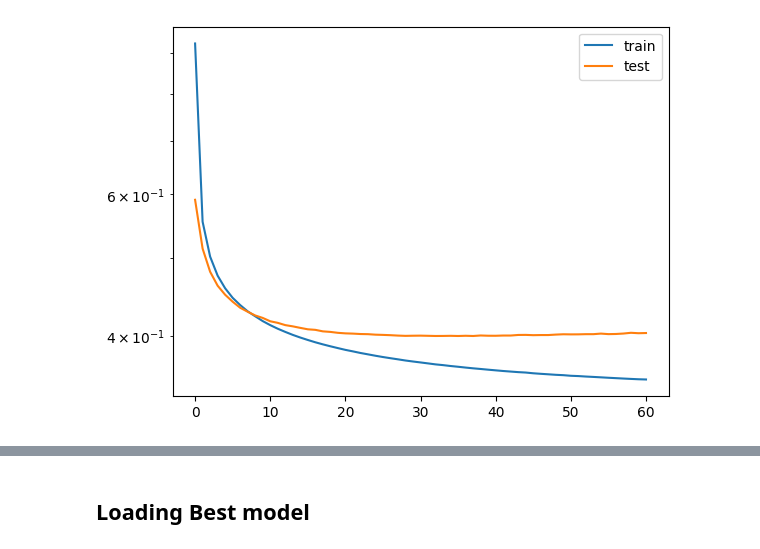
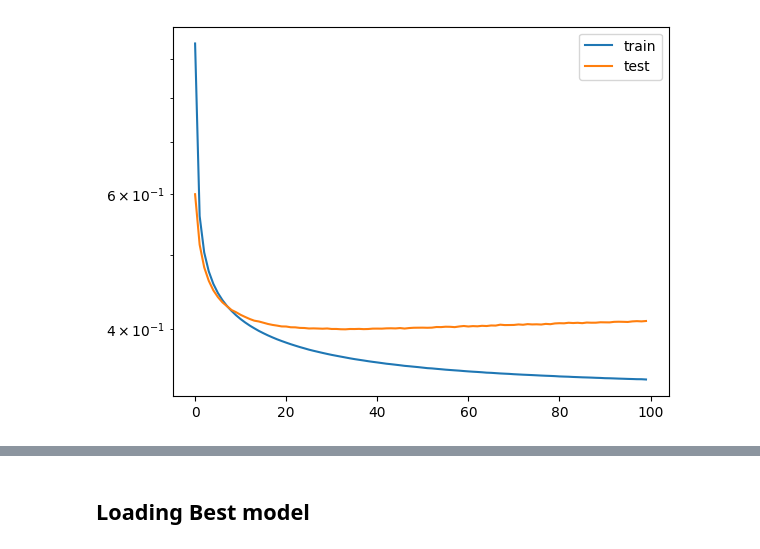
Before and after one commit to Duccioo/CACCA, a Jupyter notebook: src/prova.ipynb, the cells around one changed output, grey strips where cells are left out. Cells and saved outputs as stored; diff of their text form; code cells hidden in the pictures.

```diff
--- a/src/prova.ipynb
+++ b/src/prova.ipynb
@@ -1,19 +1,19 @@
 # %%
 import matplotlib.pyplot as plt, json
 import pathlib
 
-json_file = "../saved_models/model_preCondRNN_v4.2/losses.json"
+json_file = "../saved_models/model_CVAE_v5.1/losses.json"
 pathlib.Path(json_file).parent.mkdir(parents=True, exist_ok=True)
 
 log = json.load(open(json_file))
 
 train_losses = [l["ce_train"] for l in log]
 test_losses = [l["ce_test"] for l in log]
 
 plt.plot(train_losses, label='train')
 plt.plot(test_losses,  label='test')
 plt.yscale('log'); plt.legend(); plt.show()
 
 print(f"lowest test at epoch {test_losses.index(min(test_losses))} with loss {min(test_losses)}")
 # %% [output]
-[figure, old version]
+[figure, new version]
```
Also changed, not shown: parts of 1 cell of this notebook, 5 other files.
